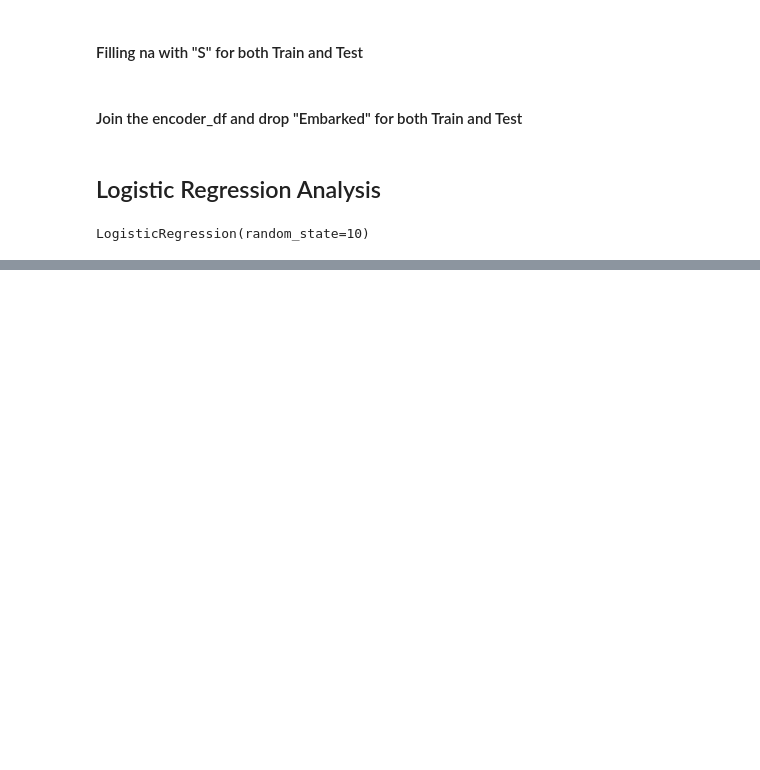
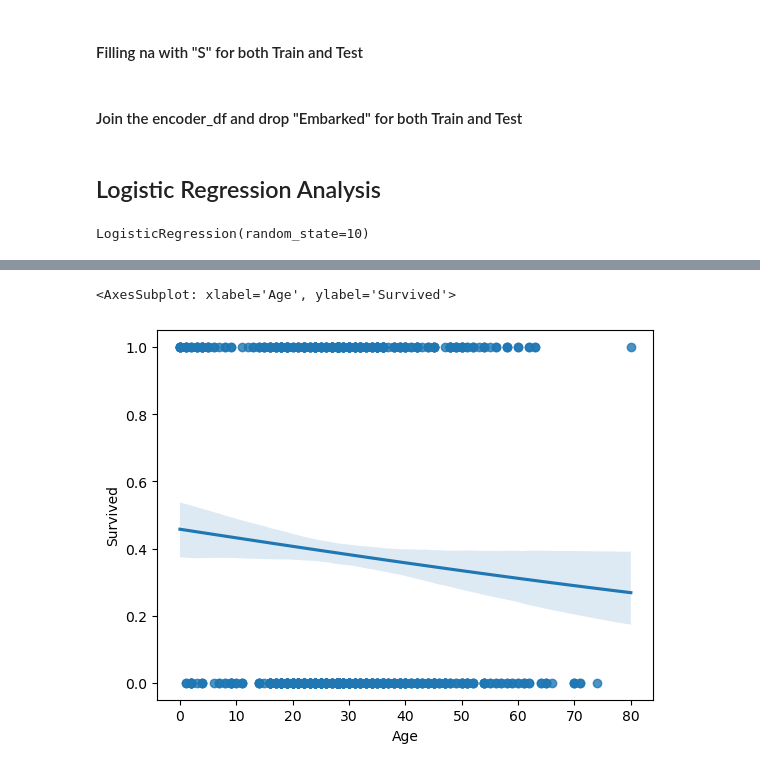
Before and after one commit to usuajiayako/DataScienceWeek6, a Jupyter notebook: titanic_assignment/titanic_assignment.ipynb, the cells around one changed output, grey strips where cells are left out. Drawn from its saved outputs; the diff is of its cells as text; code cells hidden in the pictures; blank space fills up the shorter version.

```diff
--- a/titanic_assignment/titanic_assignment.ipynb
+++ b/titanic_assignment/titanic_assignment.ipynb
@@ -226,0 +238,6 @@ array([0, 0, 0, 0, 1, 0, 1, 0, 1, 0, 0, 0, 1, 0, 1, 1, 0, 0, 1, 1, 0, 0,
+# %%
+# Age vs Survived
+sns.regplot(x = X["Age"], y = y, logistic = True)
+# %% [output]
+<AxesSubplot: xlabel='Age', ylabel='Survived'>
+[figure, added]
```
Also changed, not shown: parts of 9 cells of this notebook.
